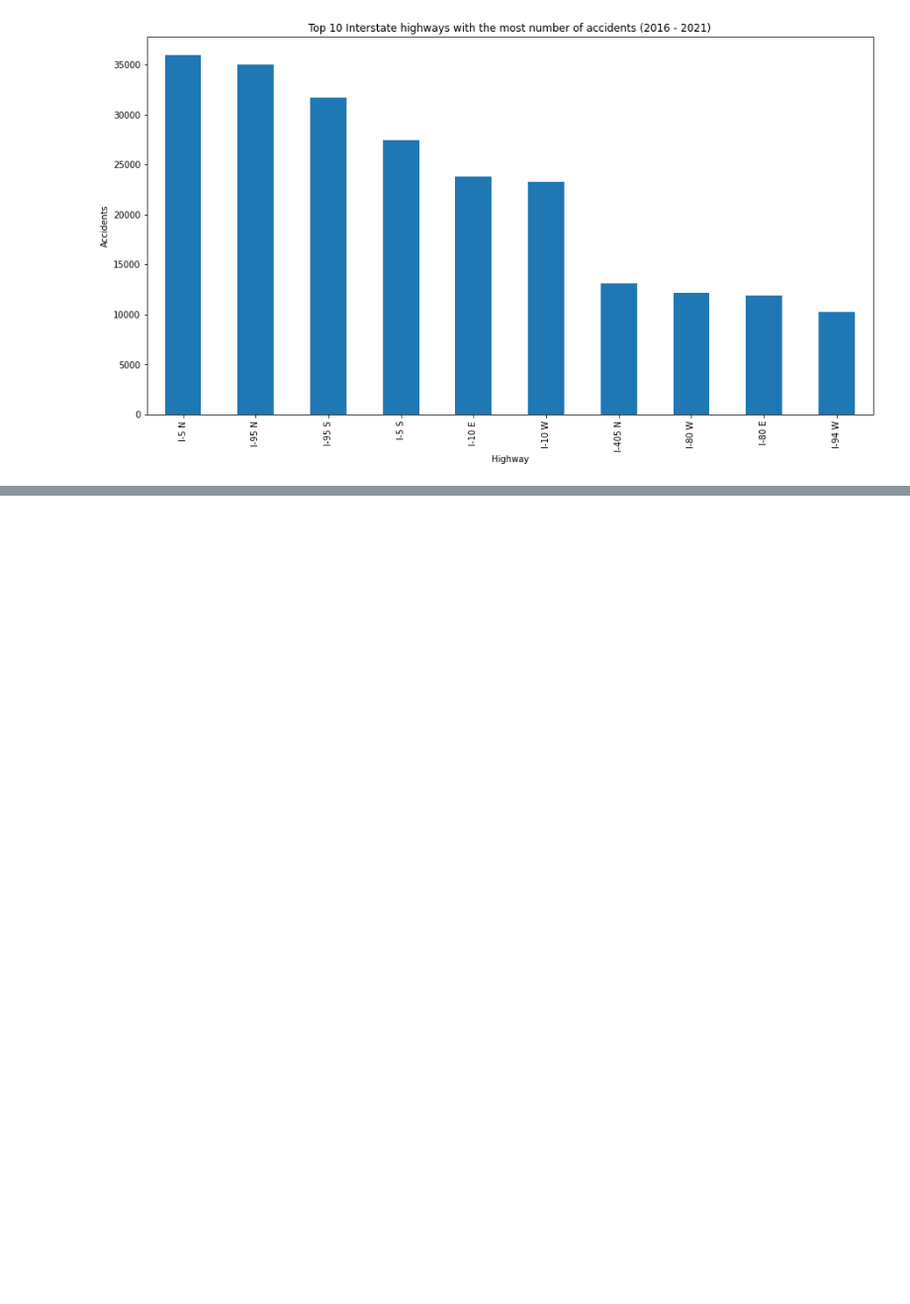
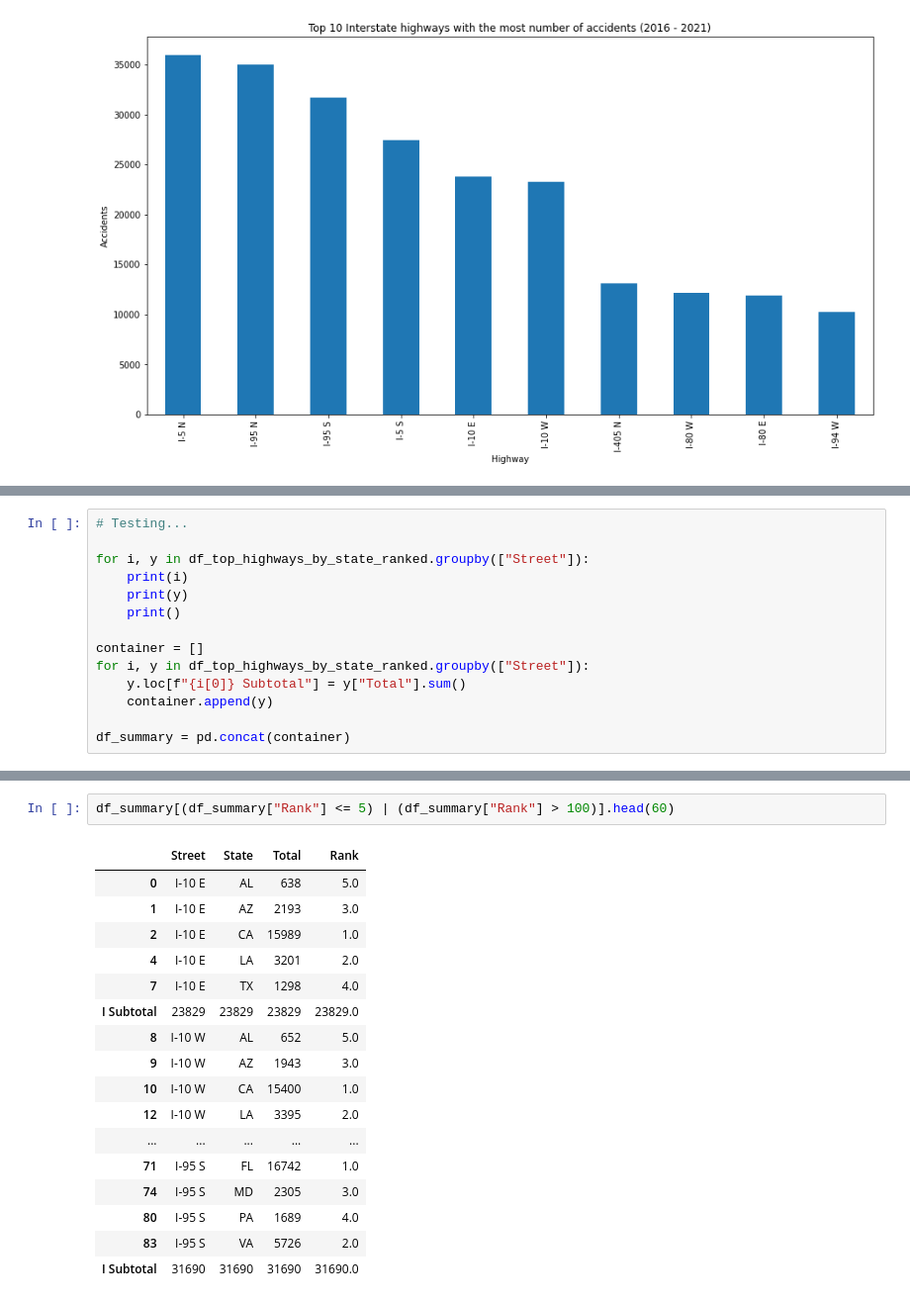
Before and after one commit to lyubol/Exploratory-Data-Analysis, a Jupyter notebook: EDA - US Accidents/US Accidents-checkpoint.ipynb, the cells around one changed output, grey strips where cells are left out. Shown at 99% size. Cells and saved outputs as stored; diff of their text form; blank space fills up the shorter version.

```diff
--- a/EDA - US Accidents/US Accidents-checkpoint.ipynb
+++ b/EDA - US Accidents/US Accidents-checkpoint.ipynb
@@ -491,0 +497,14 @@ df_test_3.reset_index().groupby(["Street", "State"]).sum()
+# %%
+# Testing...
+
+for i, y in df_top_highways_by_state_ranked.groupby(["Street"]):
+    print(i)
+    print(y)
+    print()
+
+container = []
+for i, y in df_top_highways_by_state_ranked.groupby(["Street"]):
+    y.loc[f"{i[0]} Subtotal"] = y["Total"].sum()
+    container.append(y)
+
+df_summary = pd.concat(container)
@@ -491,0 +529,20 @@ df_test_3.reset_index().groupby(["Street", "State"]).sum()
+# %%
+df_summary[(df_summary["Rank"] <= 5) | (df_summary["Rank"] > 100)].head(60)
+# %% [output]
+|  | Street | State | Total | Rank |
+| 0 | I-10 E | AL | 638 | 5.0 |
+| 1 | I-10 E | AZ | 2193 | 3.0 |
+| 2 | I-10 E | CA | 15989 | 1.0 |
+| 4 | I-10 E | LA | 3201 | 2.0 |
+| 7 | I-10 E | TX | 1298 | 4.0 |
+| I Subtotal | 23829 | 23829 | 23829 | 23829.0 |
+| 8 | I-10 W | AL | 652 | 5.0 |
+| 9 | I-10 W | AZ | 1943 | 3.0 |
+| 10 | I-10 W | CA | 15400 | 1.0 |
+| 12 | I-10 W | LA | 3395 | 2.0 |
+| ... | ... | ... | ... | ... |
+| 71 | I-95 S | FL | 16742 | 1.0 |
+| 74 | I-95 S | MD | 2305 | 3.0 |
+| 80 | I-95 S | PA | 1689 | 4.0 |
+| 83 | I-95 S | VA | 5726 | 2.0 |
+| I Subtotal | 31690 | 31690 | 31690 | 31690.0 |
```
Also changed, not shown: parts of 9 cells of this notebook.
